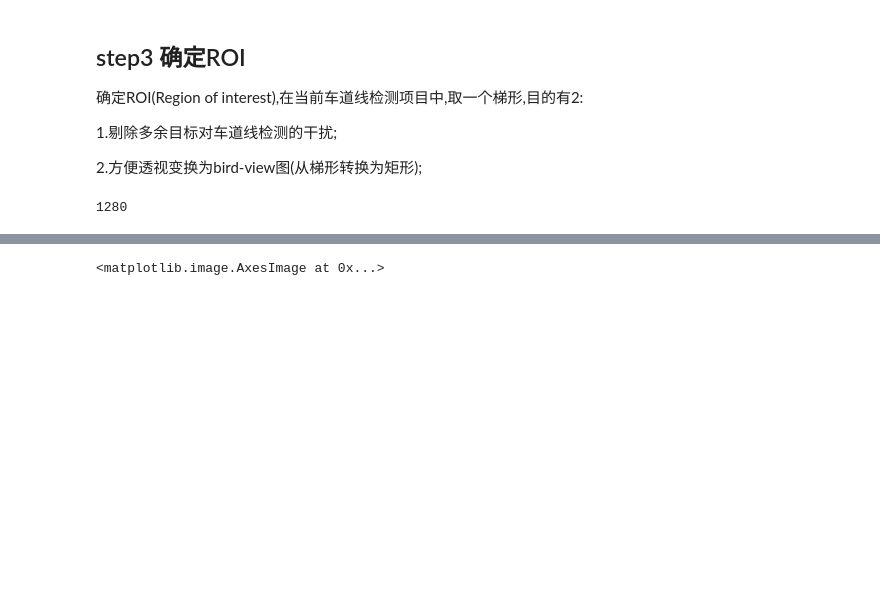
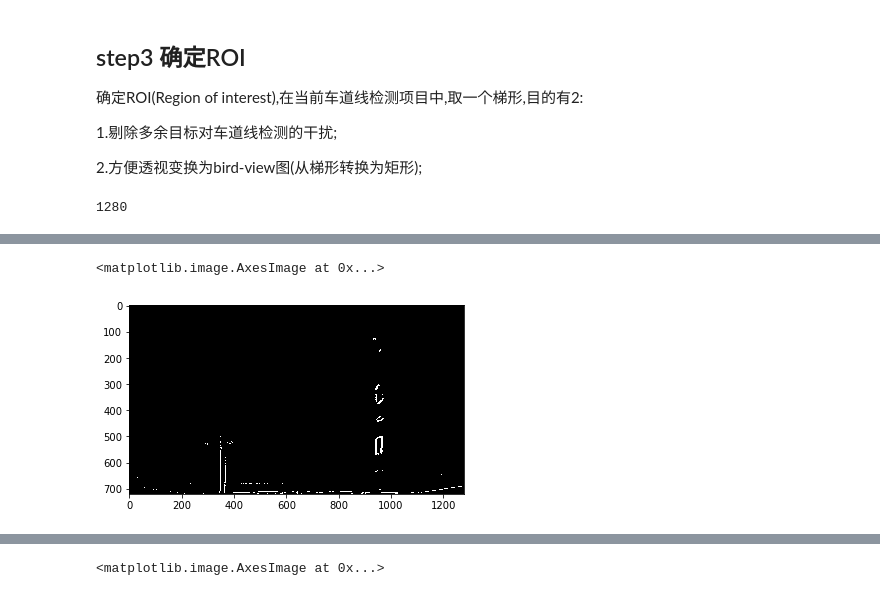
Before and after one commit to luteresa/P2_CarND-Advanced-Lane-Lines, a Jupyter notebook: Advanced_Lane_Finding.ipynb, the cells around one changed output, grey strips where cells are left out. Saved outputs shown, nothing was run; the diff lists cells and outputs as text; code cells hidden in the pictures; blank space fills up the shorter version.

```diff
--- a/Advanced_Lane_Finding.ipynb
+++ b/Advanced_Lane_Finding.ipynb
@@ -234,3 +177,0 @@ def corners_unwarp(img, nx, ny, mtx, dist):
-# %%
-img = cv2.imread('./camera_cal/calibration3.jpg')
-top_down, g_perspective_M = corners_unwarp(img, nx, ny, g_mtx, g_dist)
@@ -326,3 +270,27 @@ def abs_sobel_thresh(img, orient,sobel_kernel=3,thresh=(0,255)):
     binary_output[(scaled_sobel >= thresh_min) & (scaled_sobel <= thresh_max)] = 1
 
     return binary_output
+# %%
+def mag_thresh(img, sobel_kernel=3, mag_thresh=(0, 255)):
+    # Apply the following steps to img
+    # 1) Convert to grayscale
+    gray = cv2.cvtColor(img,cv2.COLOR_RGB2GRAY)
+    #plt.imshow(gray,cmap='gray')
+
+    # 2) Take the gradient in x and y separately
+    sobel_x = cv2.Sobel(gray,cv2.CV_64F,1,0,ksize=sobel_kernel)
+    sobel_y = cv2.Sobel(gray,cv2.CV_64F,0,1,ksize=sobel_kernel)
+    # 3) Calculate the magnitude
+    gradmag = np.sqrt(sobel_x**2 + sobel_y**2)
+    #print(gradmag.shape)
+    #print(gradmag)
+    # 4) Scale to 8-bit (0 - 255) and convert to type = np.uint8
+    scale_factor = np.max(gradmag)/255
+    gradmag = (gradmag/scale_factor).astype(np.uint8)
+
+    # 5) Create a binary mask where mag thresholds are met
+    binary_output = np.zeros_like(gradmag)
+
+    # 6) Return this mask as your binary_output image
+    binary_output[(gradmag >= mag_thresh[0]) & (gradmag <= mag_thresh[1])] = 1
+    return binary_output
@@ -341,0 +333,6 @@ plt.imshow(gradx,cmap='gray')
+# %%
+mag_binary = mag_thresh(g_warped, sobel_kernel=ksize, mag_thresh=(30, 100))
+plt.imshow(mag_binary, cmap='gray')
+# %% [output]
+<matplotlib.image.AxesImage at 0x...>
+[figure, added]
```
Also changed, not shown: parts of 36 cells of this notebook, 4 other files.
